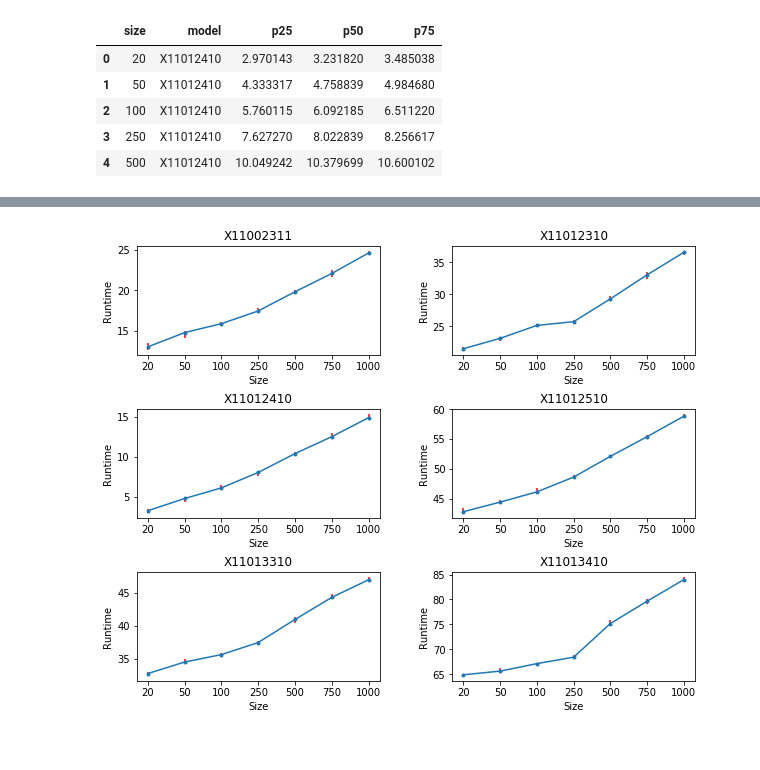
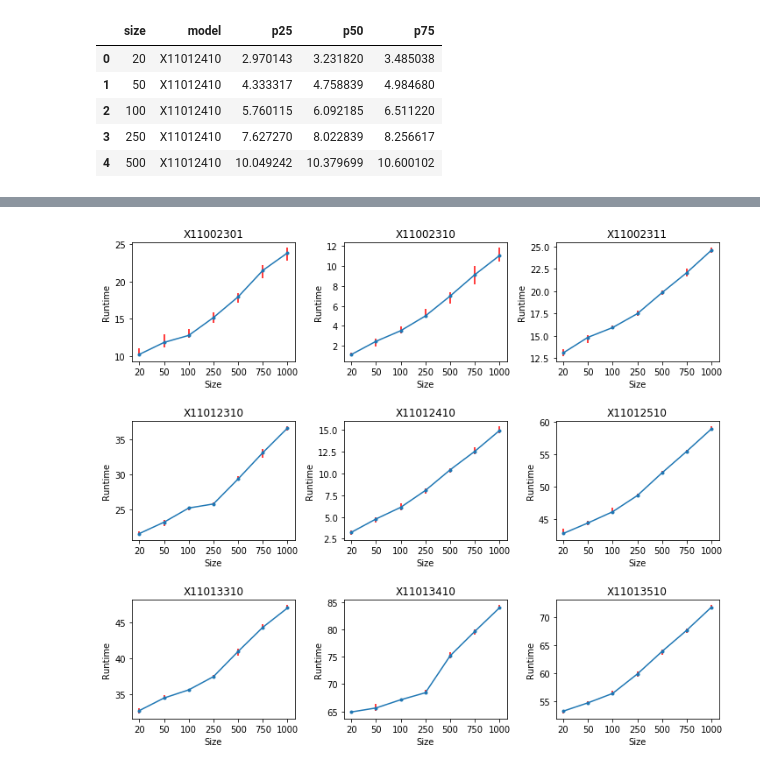
Before and after one commit to yrahul3910/neunet-less-data, a Jupyter notebook: code/08 - Analyse scalability results.ipynb, the cells around one changed output, grey strips where cells are left out. Cells and saved outputs as stored; diff of their text form; code cells hidden in the pictures.

```diff
--- a/code/08 - Analyse scalability results.ipynb
+++ b/code/08 - Analyse scalability results.ipynb
@@ -103,14 +103,13 @@ groups[:2]
 # %%
-plt.figure(figsize=(10, 8))
+plt.figure(figsize=(12, 10))
 plt.subplots_adjust(hspace=0.5, wspace=0.3)
 
 for i, (model, data) in enumerate(groups):
-    if i < 6:
-        plt.subplot(3, 2, i + 1)
-        plt.errorbar(data['size'], data['p50'], yerr=(data['p50'] - data['p25'], data['p75'] - data['p50']),
-                     ecolor='red', marker='.')
-        plt.ylabel('Runtime')
-        plt.xlabel('Size')
-        plt.title(model)
+    plt.subplot(3, 3, i + 1)
+    plt.errorbar(data['size'], data['p50'], yerr=(data['p50'] - data['p25'], data['p75'] - data['p50']),
+                 ecolor='red', marker='.')
+    plt.ylabel('Runtime')
+    plt.xlabel('Size')
+    plt.title(model)
 # %% [output]
-[figure, old version]
+[figure, new version]
```
Also changed, not shown: parts of 2 cells of this notebook, 1 other file.
